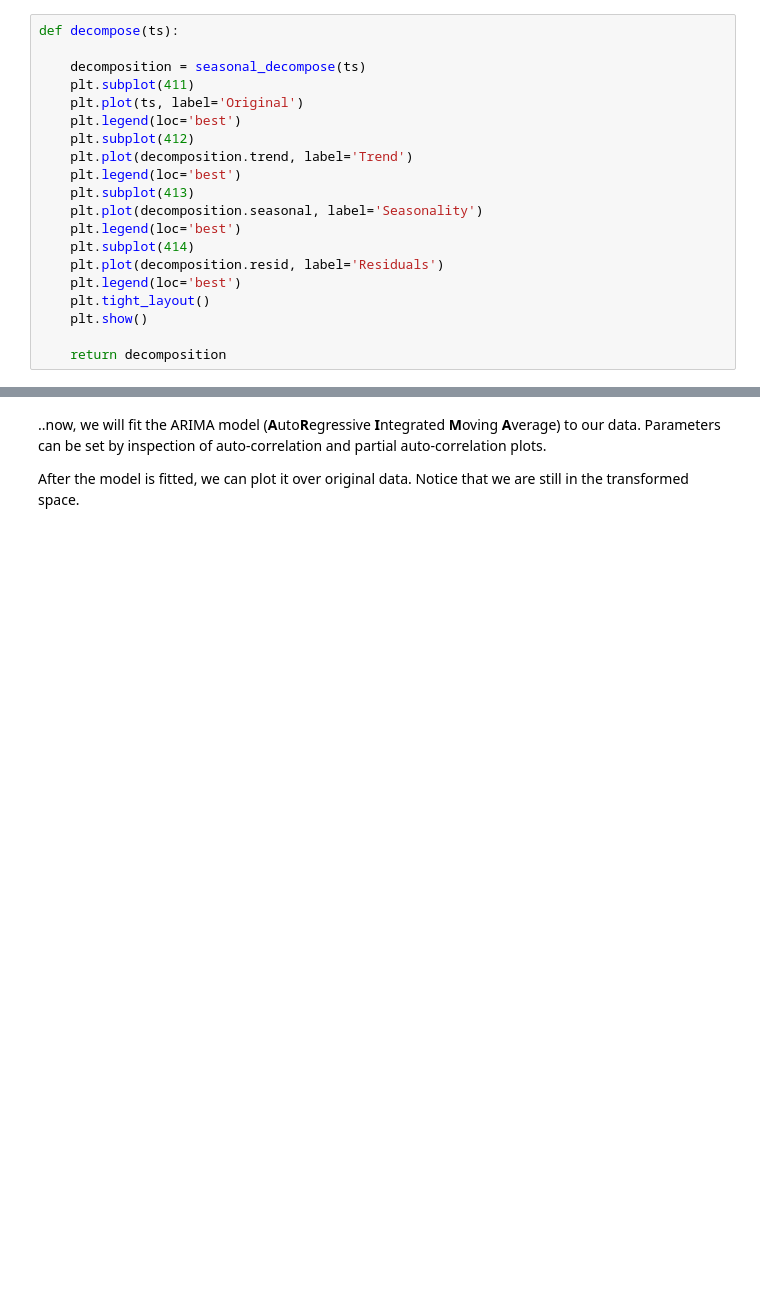
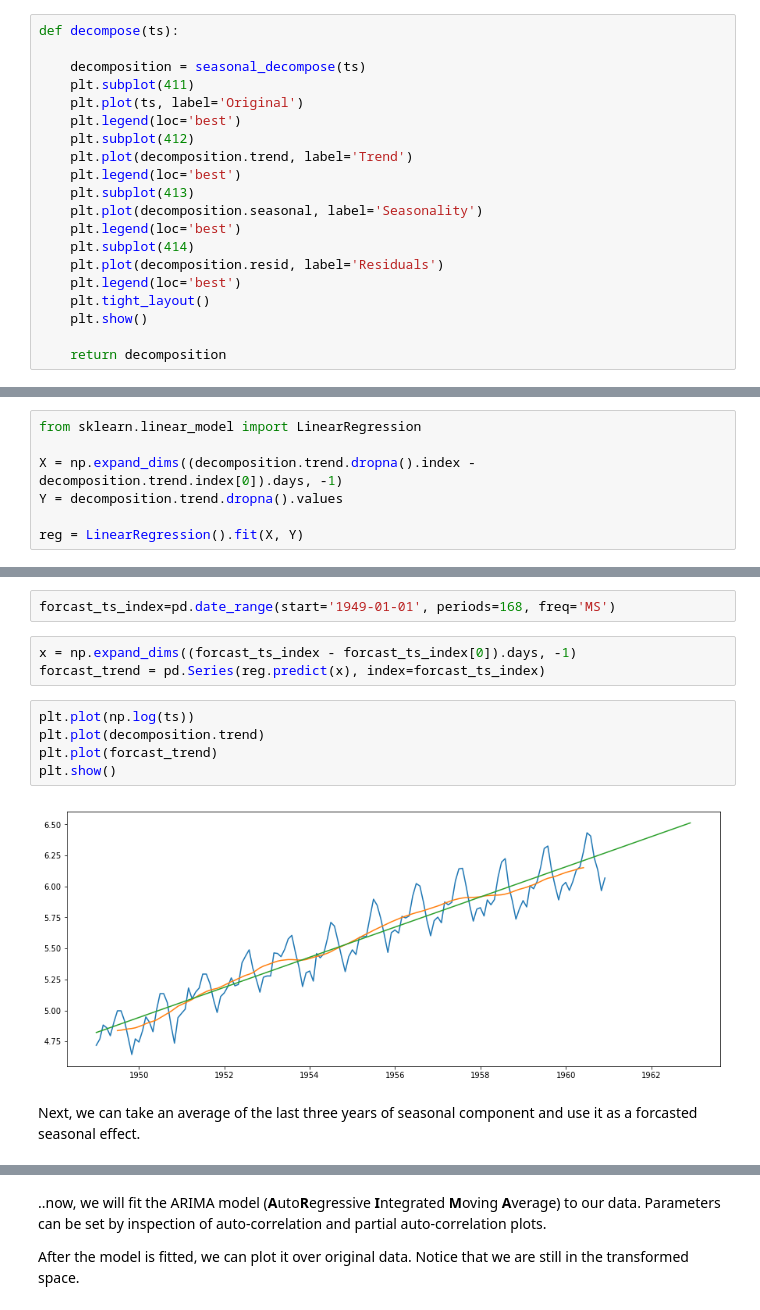
Before and after one commit to mlcollege/time-series-analysis, a Jupyter notebook: src/arima-complete.ipynb, the cells around one changed output, grey strips where cells are left out. Saved outputs shown, nothing was run; the diff lists cells and outputs as text; blank space fills up the shorter version.

```diff
--- a/src/arima-complete.ipynb
+++ b/src/arima-complete.ipynb
@@ -130,0 +145,7 @@ dtype: float64
+# %%
+from sklearn.linear_model import LinearRegression
+
+X = np.expand_dims((decomposition.trend.dropna().index - decomposition.trend.index[0]).days, -1)
+Y = decomposition.trend.dropna().values
+
+reg = LinearRegression().fit(X, Y)
@@ -130,0 +154,14 @@ dtype: float64
+# %%
+forcast_ts_index=pd.date_range(start='1949-01-01', periods=168, freq='MS')
+# %%
+x = np.expand_dims((forcast_ts_index - forcast_ts_index[0]).days, -1)
+forcast_trend = pd.Series(reg.predict(x), index=forcast_ts_index)
+# %%
+plt.plot(np.log(ts))
+plt.plot(decomposition.trend)
+plt.plot(forcast_trend)
+plt.show()
+# %% [output]
+[figure, added]
+# %% [markdown]
+Next, we can take an average of the last three years of seasonal component and use it as a forcasted seasonal effect.
```
Also changed, not shown: parts of 19 cells of this notebook.
